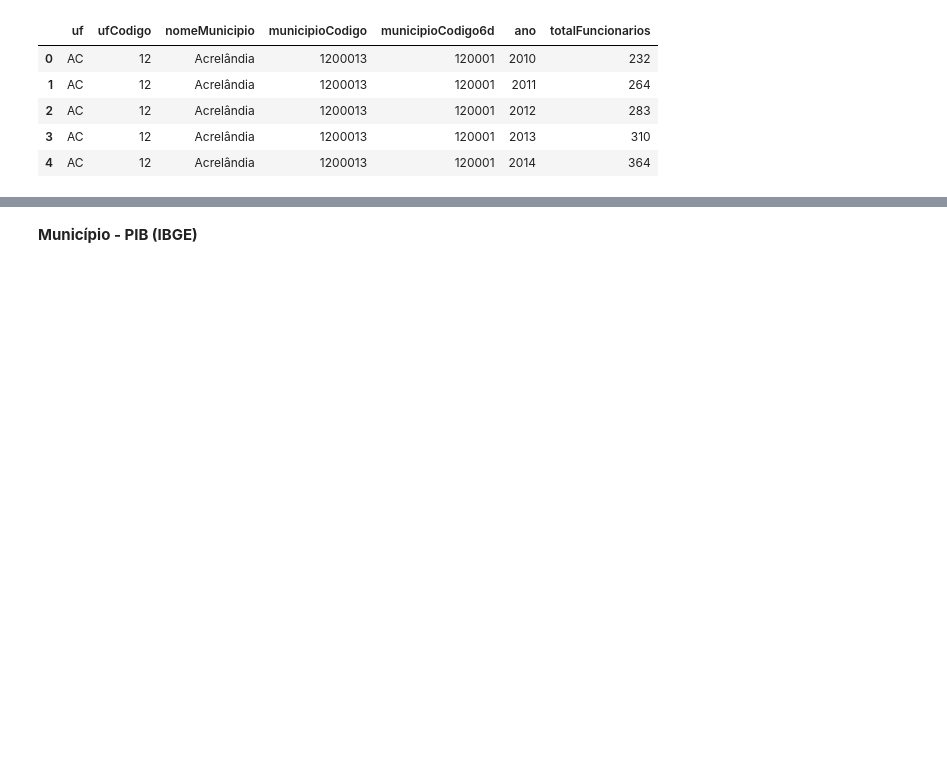
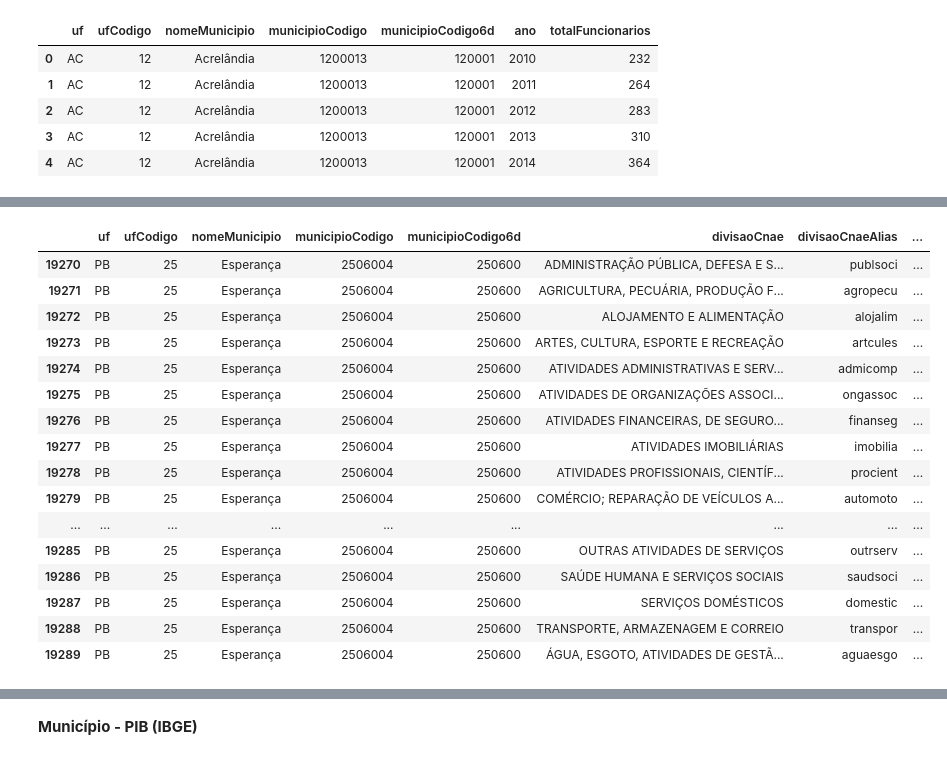
Before and after one commit to dunfrey/BCG-GAMMA-Challenge-2021, a Jupyter notebook: notebooks/1.1_data_ingesting.ipynb, the cells around one changed output, grey strips where cells are left out. Drawn from its saved outputs; the diff is of its cells as text; code cells hidden in the pictures; blank space fills up the shorter version.

```diff
--- a/notebooks/1.1_data_ingesting.ipynb
+++ b/notebooks/1.1_data_ingesting.ipynb
@@ -120,0 +299,15 @@ columns: ['codigoCnae', 'descricaoCnae']
+# %%
+# identificando empresas publicas
+
+rfb_cnpj_publico = (
+    (rfb_cnpj_cnaes_divisao
+    .assign(publico=lambda x: x['divisaoCnae'] == 'ADMINISTRAÇÃO PÚBLICA, DEFESA E SEGURIDADE SOCIAL'))
+    [['cnpj', 'publico']]
+    .drop_duplicates()
+)
+rfb_cnpj_publico = rfb_cnpj_publico[rfb_cnpj_publico['publico'] == True]
+
+rfb_cnpj_cnaes_divisao = rfb_cnpj_cnaes_divisao.merge(rfb_cnpj_publico, on=['cnpj'], how='left')
+rfb_cnpj_cnaes_divisao['publico'] = rfb_cnpj_cnaes_divisao['publico'].fillna(False)
+
+inspect(rfb_cnpj_cnaes_divisao[rfb_cnpj_cnaes_divisao['publico'] == True]);
@@ -120,0 +323,35 @@ columns: ['codigoCnae', 'descricaoCnae']
+# %%
+# agregando empresas por municipio e divisao economica
+
+rfb_municipio_cnaes = (
+    rfb_cnpj_cnaes_divisao
+    .groupby(['uf', 'ufCodigo', 'nomeMunicipio', 'municipioCodigo', 'municipioCodigo6d', 'divisaoCnae', 'divisaoCnaeAlias'])
+    .agg(
+        qtEmpresas=('cnpj', 'count'),
+        qtEmpresasPublicas=('publico', lambda x: x.astype(int).sum()),
+    )
+    .reset_index()
+)
+
+rfb_municipio_cnaes[
+    (rfb_municipio_cnaes['uf'] == 'PB')
+    & (rfb_municipio_cnaes['nomeMunicipio'] == 'Esperança')
+]
+# %% [output]
+|  | uf | ufCodigo | nomeMunicipio | municipioCodigo | municipioCodigo6d | divisaoCnae | divisaoCnaeAlias | ... |
+| 19270 | PB | 25 | Esperança | 2506004 | 250600 | ADMINISTRAÇÃO PÚBLICA, DEFESA E S... | publsoci | ... |
+| 19271 | PB | 25 | Esperança | 2506004 | 250600 | AGRICULTURA, PECUÁRIA, PRODUÇÃO F... | agropecu | ... |
+| 19272 | PB | 25 | Esperança | 2506004 | 250600 | ALOJAMENTO E ALIMENTAÇÃO | alojalim | ... |
+| 19273 | PB | 25 | Esperança | 2506004 | 250600 | ARTES, CULTURA, ESPORTE E RECREAÇÃO | artcules | ... |
+| 19274 | PB | 25 | Esperança | 2506004 | 250600 | ATIVIDADES ADMINISTRATIVAS E SERV... | admicomp | ... |
+| 19275 | PB | 25 | Esperança | 2506004 | 250600 | ATIVIDADES DE ORGANIZAÇÕES ASSOCI... | ongassoc | ... |
+| 19276 | PB | 25 | Esperança | 2506004 | 250600 | ATIVIDADES FINANCEIRAS, DE SEGURO... | finanseg | ... |
+| 19277 | PB | 25 | Esperança | 2506004 | 250600 | ATIVIDADES IMOBILIÁRIAS | imobilia | ... |
+| 19278 | PB | 25 | Esperança | 2506004 | 250600 | ATIVIDADES PROFISSIONAIS, CIENTÍF... | procient | ... |
+| 19279 | PB | 25 | Esperança | 2506004 | 250600 | COMÉRCIO; REPARAÇÃO DE VEÍCULOS A... | automoto | ... |
+| ... | ... | ... | ... | ... | ... | ... | ... | ... |
+| 19285 | PB | 25 | Esperança | 2506004 | 250600 | OUTRAS ATIVIDADES DE SERVIÇOS | outrserv | ... |
+| 19286 | PB | 25 | Esperança | 2506004 | 250600 | SAÚDE HUMANA E SERVIÇOS SOCIAIS | saudsoci | ... |
+| 19287 | PB | 25 | Esperança | 2506004 | 250600 | SERVIÇOS DOMÉSTICOS | domestic | ... |
+| 19288 | PB | 25 | Esperança | 2506004 | 250600 | TRANSPORTE, ARMAZENAGEM E CORREIO | transpor | ... |
+| 19289 | PB | 25 | Esperança | 2506004 | 250600 | ÁGUA, ESGOTO, ATIVIDADES DE GESTÃ... | aguaesgo | ... |
```
Also changed, not shown: parts of 17 cells of this notebook, 4 other files.
